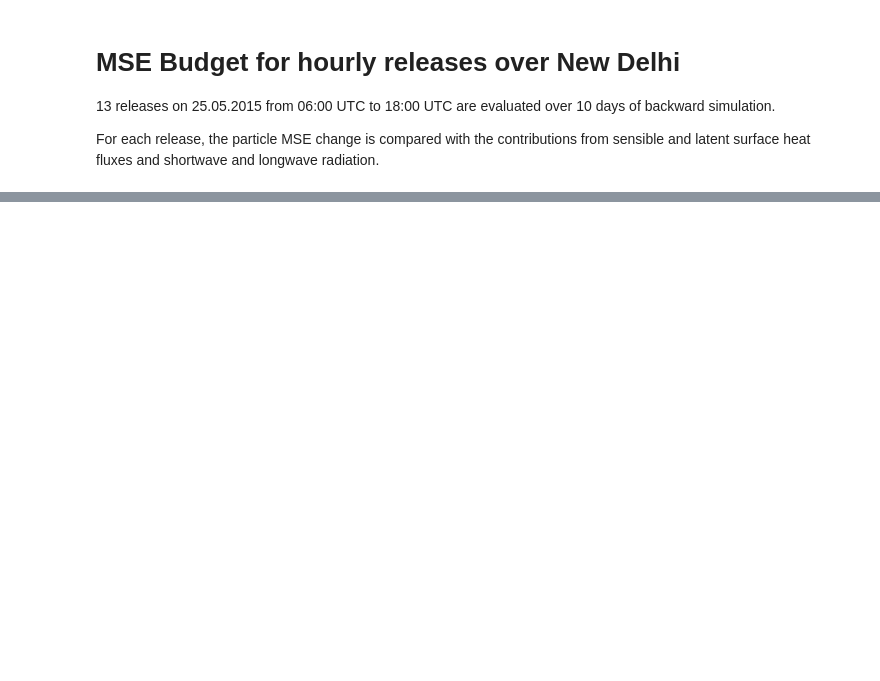
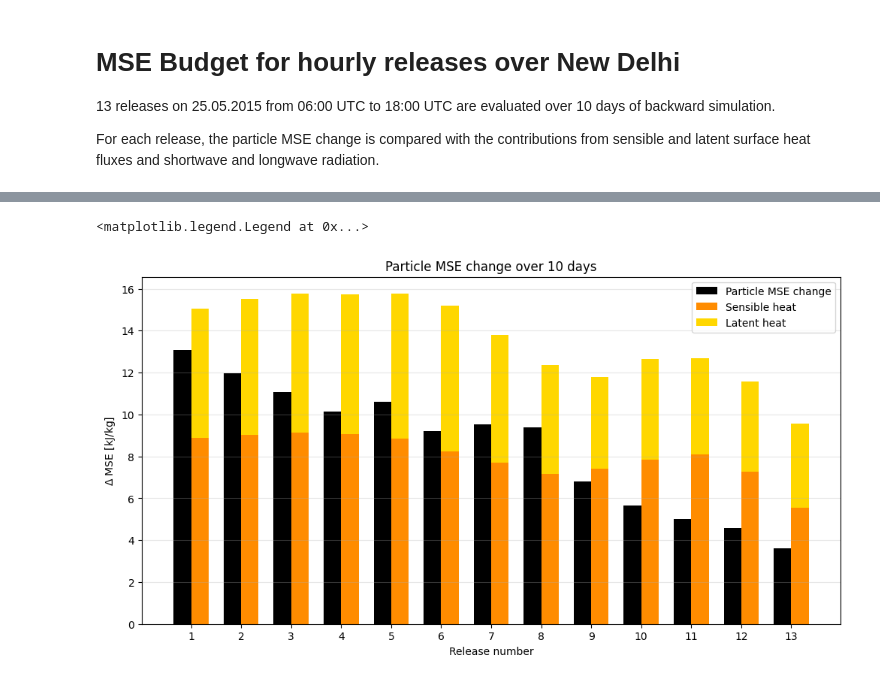
Before and after one commit to georgbrack/msc-thesis, a Jupyter notebook: analysis/MSE_Budget_NewDelhi_hourly_releases.ipynb, the cells around one changed output, grey strips where cells are left out. Drawn from its saved outputs; the diff is of its cells as text; code cells hidden in the pictures; blank space fills up the shorter version.

```diff
--- a/analysis/MSE_Budget_NewDelhi_hourly_releases.ipynb
+++ b/analysis/MSE_Budget_NewDelhi_hourly_releases.ipynb
@@ -30,0 +143,12 @@ Partoutput files: 4
+# %%
+surface_file = Path("/jetfs/scratch/gbrack/MSC/ERA_SHF_LHF_Pr.nc")
+surface = xr.open_dataset(surface_file).rename({"valid_time": "time"})
+
+surface = surface.assign_coords(time=surface.time - np.timedelta64(1, "h"))
+
+surface_aligned = surface.sel(time=grid.time,latitude=grid.latitude,longitude=grid.longitude)
+# %%
+surface_source = xr.Dataset({
+    "sensible": -surface_aligned.sshf / (3600 * 100),
+    "latent": -surface_aligned.slhf / (3600 * 100)
+})
@@ -30,0 +223,32 @@ Partoutput files: 4
+# %%
+x = np.arange(len(mse_budget))
+width = 0.35
+
+fig, ax = plt.subplots(1, 1, figsize=(12, 6))
+ax.bar(mse_budget.index - width / 2,
+       mse_budget["delta_mse"] / 1000,
+       width,
+       label="Particle MSE change",
+       color="black")
+
+ax.bar(mse_budget.index + width / 2,
+       mse_budget["sfc_sensible"] / 1000,
+       width,
+       label="Sensible heat",
+       color="darkorange")
+ax.bar(mse_budget.index + width / 2,
+       mse_budget["sfc_latent"] / 1000,
+       width,
+       bottom=mse_budget["sfc_sensible"] / 1000,
+       label="Latent heat",
+       color="gold")
+
+ax.set_xticks(mse_budget.index)
+ax.set_xlabel("Release number")
+ax.set_ylabel(r"$\Delta$ MSE [kJ/kg]")
+ax.set_title("Particle MSE change over 10 days")
+ax.grid(axis="y", alpha=0.3)
+ax.legend()
+# %% [output]
+<matplotlib.legend.Legend at 0x...>
+[figure, added]
```
Also changed, not shown: parts of 21 cells of this notebook, 54 other files.
